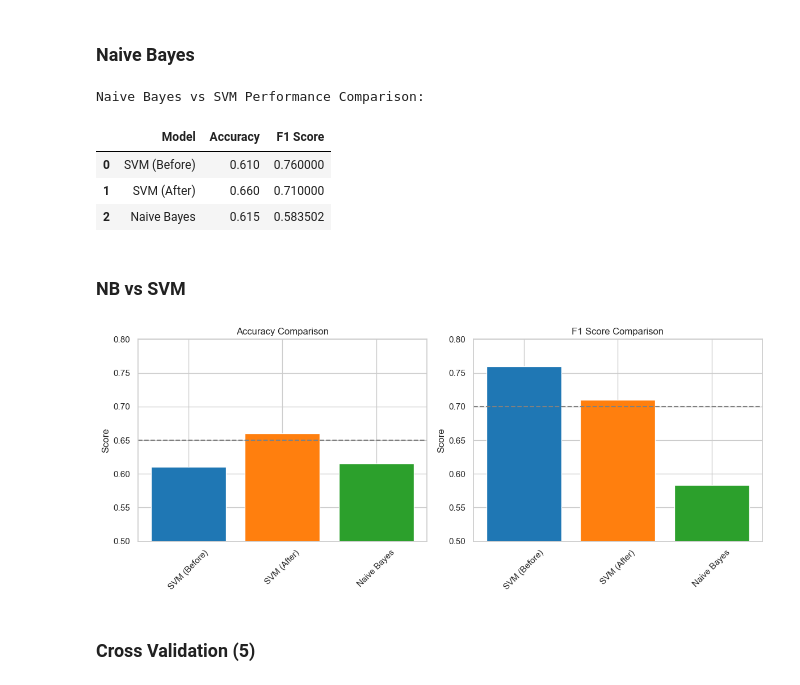
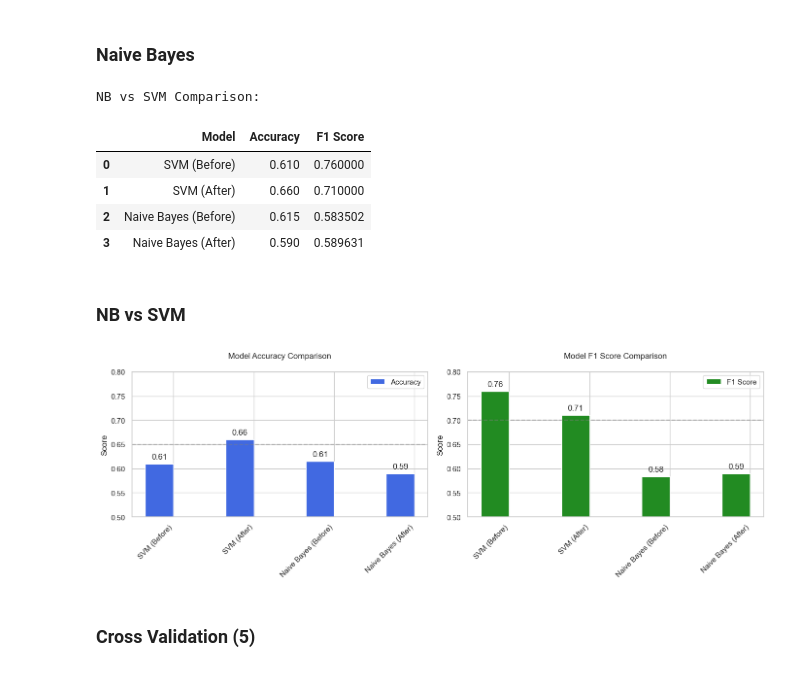
Before and after one commit to SakibMizan/MLProjectStudentPerformance, a Jupyter notebook: SakibMizanProject.ipynb, the cells around one changed output. Cells and saved outputs as stored; diff of their text form; code cells hidden in the pictures.

```diff
--- a/SakibMizanProject.ipynb
+++ b/SakibMizanProject.ipynb
@@ -950,15 +950,24 @@ plt.show()
 ### Naive Bayes
 # %%
 from sklearn.naive_bayes import GaussianNB
-from sklearn.metrics import accuracy_score, f1_score
-import pandas as pd
 
-# Train Naive Bayes
+# Before handling imbalance
 nb = GaussianNB()
 nb.fit(x_train, y_train)
 y_pred_nb = nb.predict(x_test)
-nb_acc = accuracy_score(y_test, y_pred_nb)
-nb_f1 = f1_score(y_test, y_pred_nb, average='macro')
+nb_acc_before = accuracy_score(y_test, y_pred_nb)
+nb_f1_before = f1_score(y_test, y_pred_nb, average='macro')
+
+# After handling imbalance - CORRECTED VERSION
+class_counts = np.bincount(y_train)
+total = class_counts.sum()
+class_weights = {0: class_counts[1]/total, 1: class_counts[0]/total}  # Normalized weights
+
+nb_weighted = GaussianNB(priors=[class_weights[0], class_weights[1]])
+nb_weighted.fit(x_train, y_train)
+y_pred_nb_weighted = nb_weighted.predict(x_test)
+nb_acc_after = accuracy_score(y_test, y_pred_nb_weighted)
+nb_f1_after = f1_score(y_test, y_pred_nb_weighted, average='macro')
 
 svm_acc_before = 0.61
 svm_f1_before = 0.76
@@ -966,50 +975,67 @@ svm_acc_after = 0.66
 svm_f1_after = 0.71
 
 comparison = {
-    'Model': ['SVM (Before)', 'SVM (After)', 'Naive Bayes'],
-    'Accuracy': [svm_acc_before, svm_acc_after, nb_acc],
-    'F1 Score': [svm_f1_before, svm_f1_after, nb_f1]
+    'Model': ['SVM (Before)', 'SVM (After)',
+              'Naive Bayes (Before)', 'Naive Bayes (After)'],
+    'Accuracy': [svm_acc_before, svm_acc_after,
+                 nb_acc_before, nb_acc_after],
+    'F1 Score': [svm_f1_before, svm_f1_after,
+                 nb_f1_before, nb_f1_after]
 }
 
-print("\nNaive Bayes vs SVM Performance Comparison:")
+print("NB vs SVM Comparison:")
 pd.DataFrame(comparison)
 # %% [output]
-Naive Bayes vs SVM Performance Comparison:
+NB vs SVM Comparison:
 |  | Model | Accuracy | F1 Score |
 | 0 | SVM (Before) | 0.610 | 0.760000 |
 | 1 | SVM (After) | 0.660 | 0.710000 |
-| 2 | Naive Bayes | 0.615 | 0.583502 |
+| 2 | Naive Bayes (Before) | 0.615 | 0.583502 |
+| 3 | Naive Bayes (After) | 0.590 | 0.589631 |
 # %% [markdown]
 ### NB vs SVM
 # %%
-models = comparison['Model']
+models = ['SVM (Before)', 'SVM (After)', 'Naive Bayes (Before)', 'Naive Bayes (After)']
+accuracy = [0.61, 0.66, nb_acc_before, nb_acc_after]
+f1_scores = [0.76, 0.71, nb_f1_before, nb_f1_after]
+
 x = np.arange(len(models))
 width = 0.35
 
-fig, (ax1, ax2) = plt.subplots(1, 2, figsize=(12, 5))
+# Create figure
+fig, (ax1, ax2) = plt.subplots(1, 2, figsize=(14, 5))
 
-# Accuracy comparison
-ax1.bar(x, comparison['Accuracy'], color=['#1f77b4', '#ff7f0e', '#2ca02c'])
-ax1.set_title('Accuracy Comparison')
+# Accuracy plot
+ax1.bar(x - width/2, accuracy, width, label='Accuracy', color='royalblue')
+ax1.set_title('Model Accuracy Comparison', pad=20)
 ax1.set_ylabel('Score')
 ax1.set_xticks(x)
-ax1.set_xticklabels(models, rotation=45)
+ax1.set_xticklabels(models, rotation=45, ha='right')
 ax1.set_ylim(0.5, 0.8)
-ax1.axhline(y=0.65, color='gray', linestyle='--')
+ax1.axhline(y=0.65, color='gray', linestyle='--', alpha=0.5)
+ax1.legend()
 
-# F1-score comparison
-ax2.bar(x, comparison['F1 Score'], color=['#1f77b4', '#ff7f0e', '#2ca02c'])
-ax2.set_title('F1 Score Comparison')
+# F1 Score plot
+ax2.bar(x - width/2, f1_scores, width, label='F1 Score', color='forestgreen')
+ax2.set_title('Model F1 Score Comparison', pad=20)
 ax2.set_ylabel('Score')
 ax2.set_xticks(x)
-ax2.set_xticklabels(models, rotation=45)
+ax2.set_xticklabels(models, rotation=45, ha='right')
 ax2.set_ylim(0.5, 0.8)
-ax2.axhline(y=0.7, color='gray', linestyle='--')
+ax2.axhline(y=0.7, color='gray', linestyle='--', alpha=0.5)
+ax2.legend()
+
+# Add value labels
+for i, v in enumerate(accuracy):
+    ax1.text(i - width/2, v + 0.01, f"{v:.2f}", ha='center')
+
+for i, v in enumerate(f1_scores):
+    ax2.text(i - width/2, v + 0.01, f"{v:.2f}", ha='center')
 
 plt.tight_layout()
 plt.show()
 # %% [output]
-[figure, old version]
+[figure, new version]
 # %% [markdown]
 ### Cross Validation (5)
 # %%
```
Also changed, not shown: parts of 3 cells of this notebook, 4 other files.
